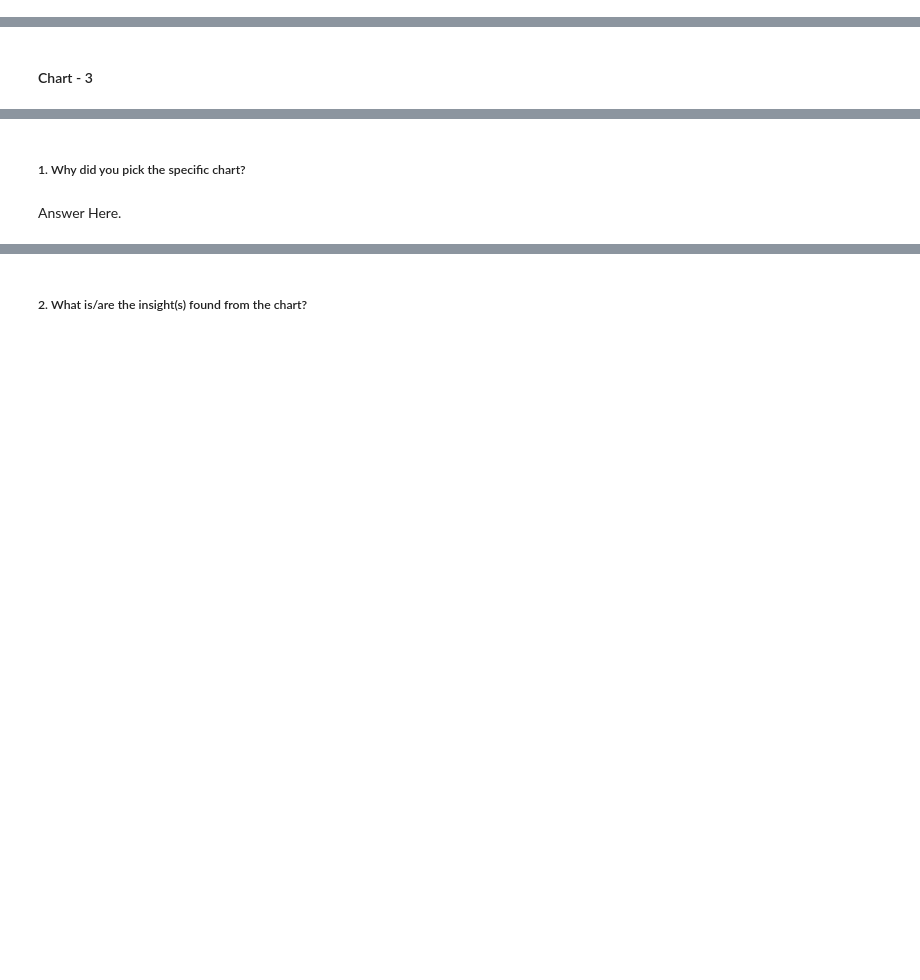
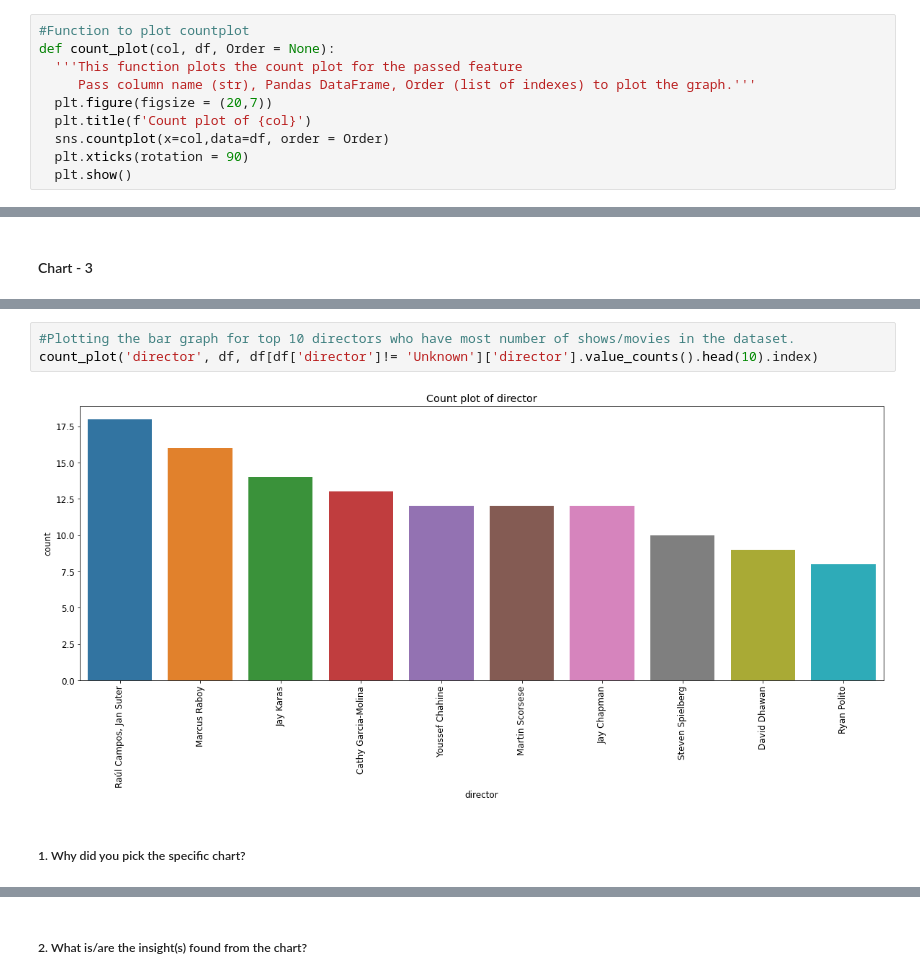
Before and after one commit to oweskhan77/Netflix-Movies-and-TV-Shows-Clustering, a Jupyter notebook: NETFLIX_MOVIES_AND_TV_SHOWS_CLUSTERING.ipynb, the cells around one changed output, grey strips where cells are left out. Cells and saved outputs as stored; diff of their text form; blank space fills up the shorter version.

```diff
--- a/NETFLIX_MOVIES_AND_TV_SHOWS_CLUSTERING.ipynb
+++ b/NETFLIX_MOVIES_AND_TV_SHOWS_CLUSTERING.ipynb
@@ -248,0 +525,10 @@ Answer Here.
+# %%
+#Function to plot countplot
+def count_plot(col, df, Order = None):
+  '''This function plots the count plot for the passed feature
+     Pass column name (str), Pandas DataFrame, Order (list of indexes) to plot the graph.'''
+  plt.figure(figsize = (20,7))
+  plt.title(f'Count plot of {col}')
+  sns.countplot(x=col,data=df, order = Order)
+  plt.xticks(rotation = 90)
+  plt.show()
@@ -287,4 +634,7 @@ Answer Here
+# %%
+#Plotting the bar graph for top 10 directors who have most number of shows/movies in the dataset.
+count_plot('director', df, df[df['director']!= 'Unknown']['director'].value_counts().head(10).index)
+# %% [output]
+[figure, added]
 # %% [markdown]
 ##### 1. Why did you pick the specific chart?
-# %% [markdown]
-Answer Here.
```
Also changed, not shown: parts of 117 cells of this notebook.
